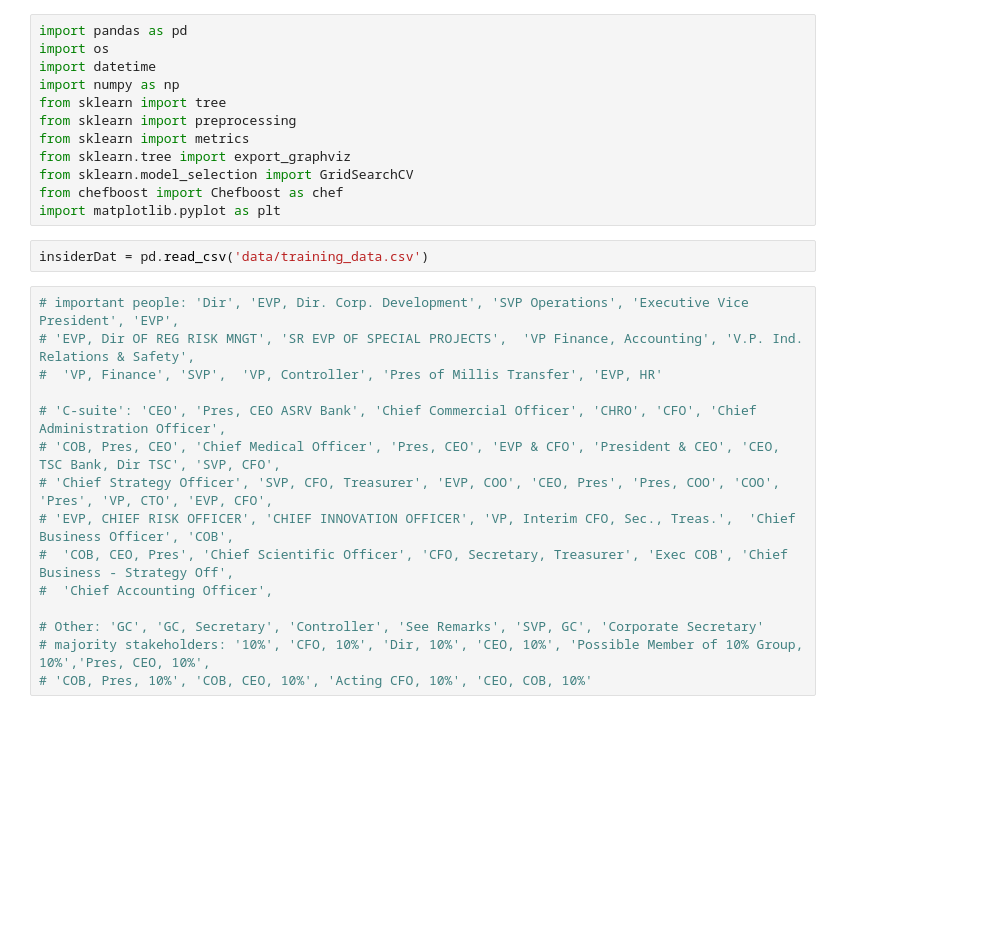
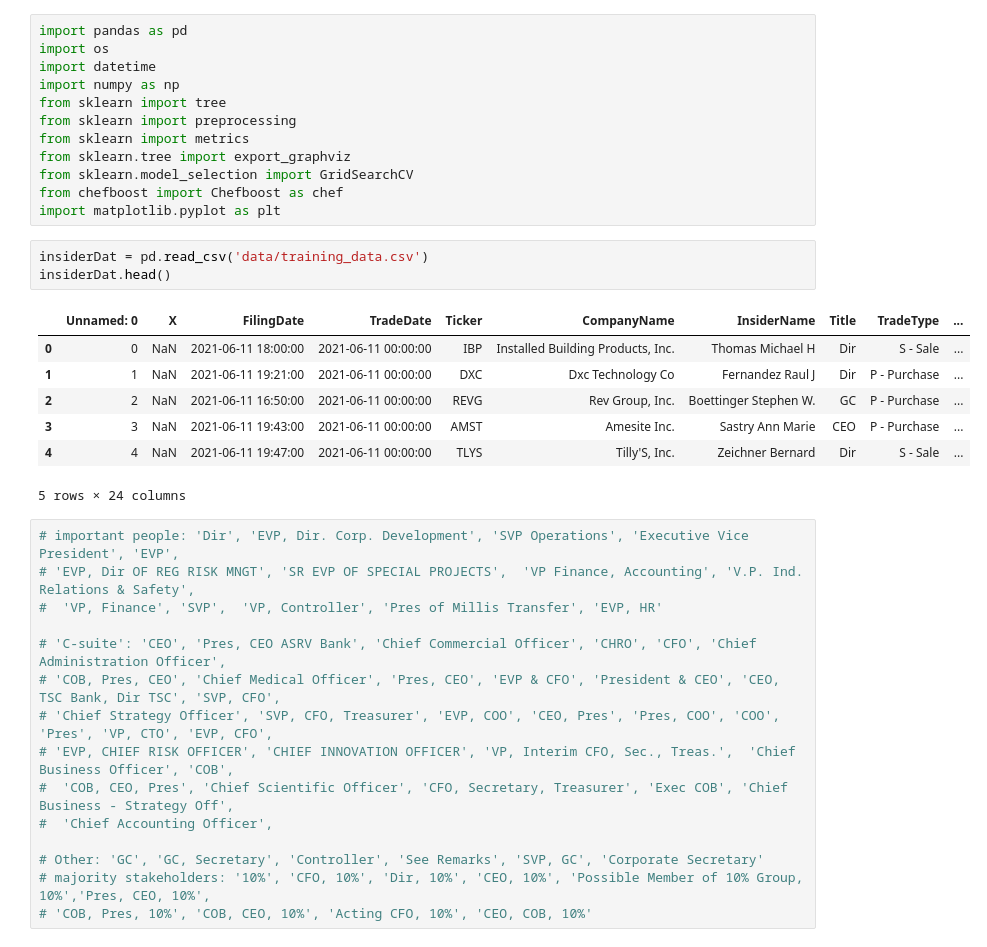
Before and after one commit to cdelannoy/bigbucks, a Jupyter notebook: decision_tree.ipynb, the cells around one changed output. Drawn from its saved outputs; the diff is of its cells as text; blank space fills up the shorter version.

```diff
--- a/decision_tree.ipynb
+++ b/decision_tree.ipynb
@@ -12,6 +12,15 @@ from chefboost import Chefboost as chef
 import matplotlib.pyplot as plt
 # %%
 insiderDat = pd.read_csv('data/training_data.csv')
+insiderDat.head()
+# %% [output]
+|  | Unnamed: 0 | X | FilingDate | TradeDate | Ticker | CompanyName | InsiderName | Title | TradeType | ... |
+| 0 | 0 | NaN | 2021-06-11 18:00:00 | 2021-06-11 00:00:00 | IBP | Installed Building Products, Inc. | Thomas Michael H | Dir | S - Sale | ... |
+| 1 | 1 | NaN | 2021-06-11 19:21:00 | 2021-06-11 00:00:00 | DXC | Dxc Technology Co | Fernandez Raul J | Dir | P - Purchase | ... |
+| 2 | 2 | NaN | 2021-06-11 16:50:00 | 2021-06-11 00:00:00 | REVG | Rev Group, Inc. | Boettinger Stephen W. | GC | P - Purchase | ... |
+| 3 | 3 | NaN | 2021-06-11 19:43:00 | 2021-06-11 00:00:00 | AMST | Amesite Inc. | Sastry Ann Marie | CEO | P - Purchase | ... |
+| 4 | 4 | NaN | 2021-06-11 19:47:00 | 2021-06-11 00:00:00 | TLYS | Tilly'S, Inc. | Zeichner Bernard | Dir | S - Sale | ... |
+5 rows × 24 columns
 # %%
 # important people: 'Dir', 'EVP, Dir. Corp. Development', 'SVP Operations', 'Executive Vice President', 'EVP',
 # 'EVP, Dir OF REG RISK MNGT', 'SR EVP OF SPECIAL PROJECTS',  'VP Finance, Accounting', 'V.P. Ind. Relations & Safety',
```
Also changed, not shown: parts of 19 cells of this notebook, 2 other files.
